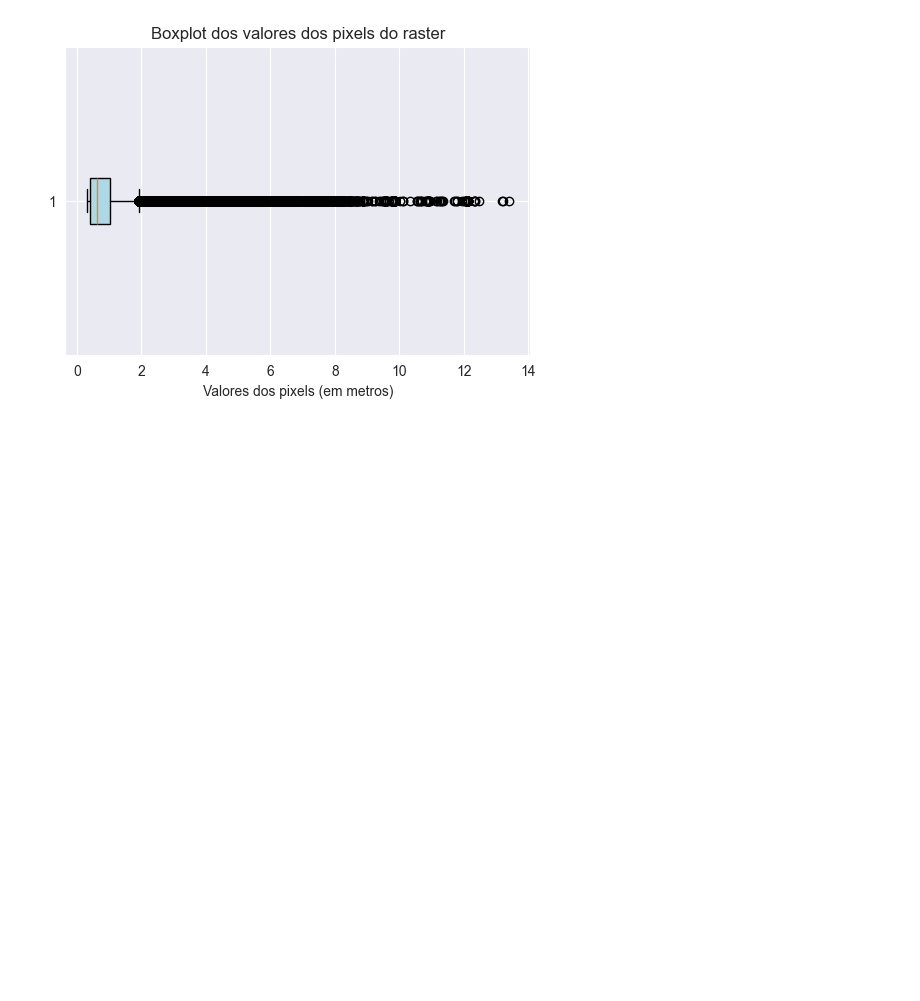
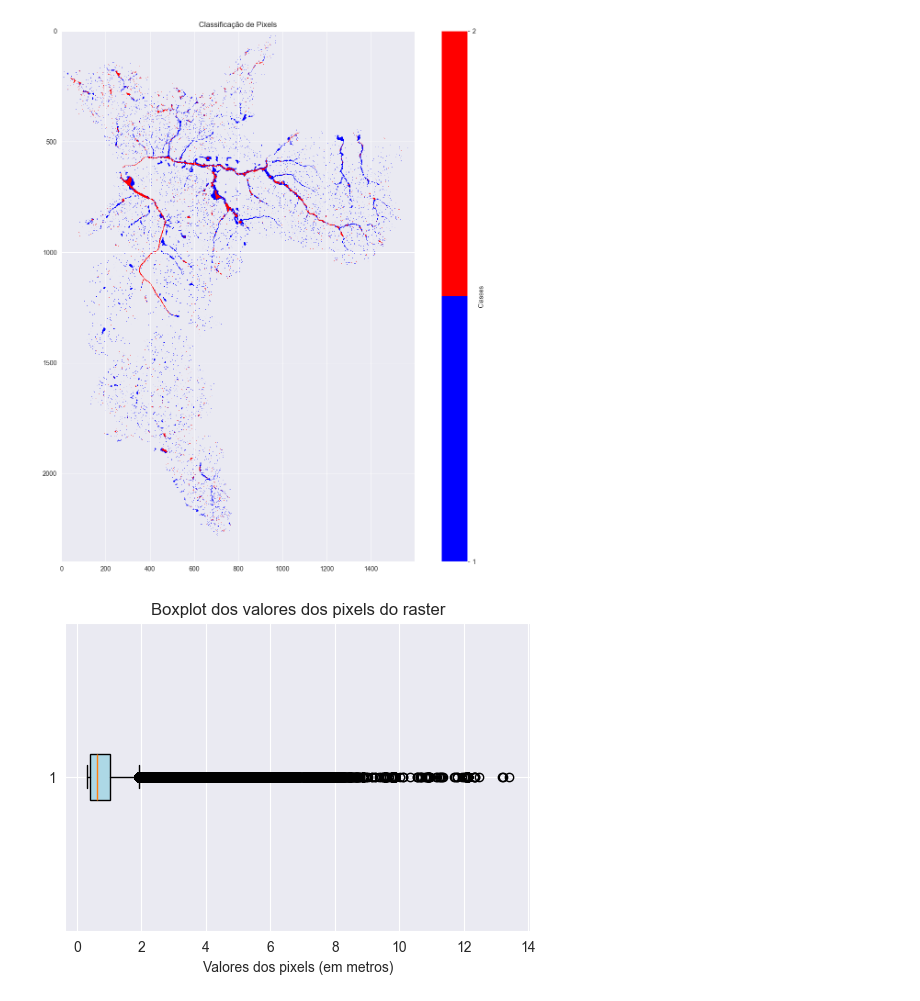
Before and after one commit to marcelof314/SP_urban_flooding, a Jupyter notebook: 05 Raster preparation.ipynb, the cells around one changed output. Cells and saved outputs as stored; diff of their text form; code cells hidden in the pictures; blank space fills up the shorter version.

Commit message:
Início dos trabalhos com a produção dos arquivos raster.
Signed-off-by: Marcelo Fernandes <41390930+marcelof314@users.noreply.github.com>

```diff
--- a/05 Raster preparation.ipynb
+++ b/05 Raster preparation.ipynb
@@ -114,3 +112,47 @@ Total de pixels outliers: 8046 ou 10.08%
+# %%
+from matplotlib.colors import ListedColormap
+
+# Abrindo o arquivo raster
+with rasterio.open(arquivo_raster) as src:
+    # Lendo a primeira banda do raster
+    banda1 = src.read(1)
+
+    # Obtendo o valor "NoData" do raster
+    no_data_value = src.nodata
+
+    # O erro TypeError: Invalid shape (1643290,) for image data ocorre porque, após aplicar a máscara banda1 = banda1[mask], o array resultante (banda1) se torna unidimensional (1D), mas a função plt.imshow() espera uma matriz 2D para visualizar corretamente uma imagem raster.
+
+    # Criando uma máscara para filtrar os valores "NoData"
+    if no_data_value is not None:
+        mask = banda1 != no_data_value
+    else:
+        mask = np.ones_like(banda1, dtype=bool)  # Se não houver valor NoData, considerar todos os valores
+
+    # Aplicar máscara para garantir que apenas valores válidos sejam considerados
+    banda1_filtrada = np.where(mask, banda1, np.nan)  # Colocar NaN onde há NoData
+
+   # Criar uma matriz de classificação
+    classified_pixels = np.full(banda1_filtrada.shape, np.nan)  # Matriz vazia com NaN
+
+    # Pixels entre 1m e 2m serão classificados como 1
+    classified_pixels[(banda1_filtrada > 0.3) & (banda1_filtrada <= 1)] = 1
+
+    # Pixels maiores que 2m serão classificados como 2
+    classified_pixels[banda1_filtrada > 1] = 2
+
+    # Criar um colormap personalizado
+    cmap = ListedColormap(['blue', 'red'])  # Azul para classe 1, Vermelho para classe 2
+
+    # Plotar o gráfico
+    plt.figure(figsize=(15, 15))
+    plt.imshow(classified_pixels, cmap=cmap, interpolation='none')
+    plt.colorbar(ticks=[1, 2], label='Classes')  # Definir as classes no colorbar
+    plt.title('Classificação de Pixels')
+
+    # Exibir o gráfico
+    plt.show()
+# %% [output]
+[figure, added]
 # %%
 # Função para processar o pixel (central e vizinhos)
 def process_pixel(values):
```
Also changed, not shown: parts of 4 cells of this notebook.
